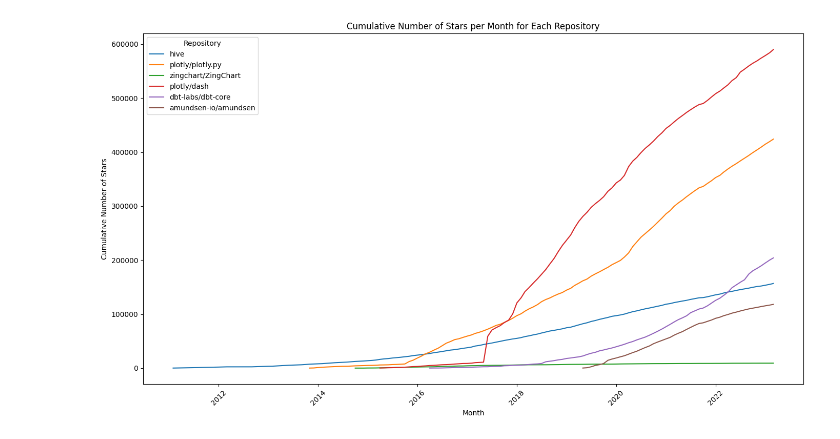
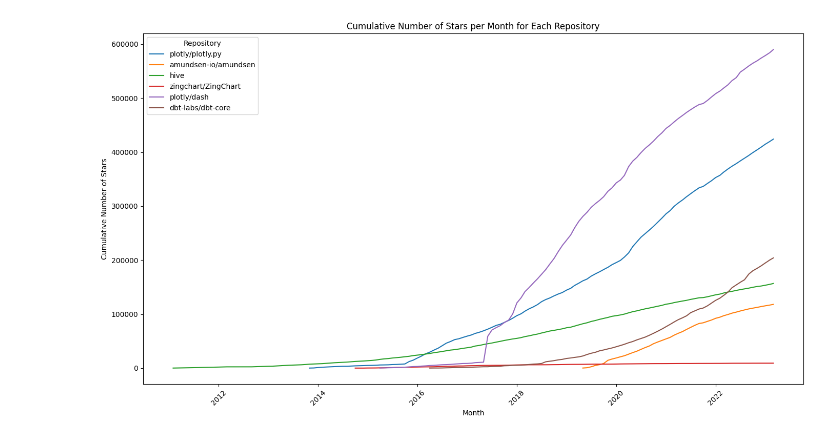
Before and after one commit to fantasticious01/github-stars-pipeline, a Jupyter notebook: notebooks/gharchive.ipynb, the cells around one changed output. Cells and saved outputs as stored; diff of their text form; code cells hidden in the pictures.

```diff
--- a/notebooks/gharchive.ipynb
+++ b/notebooks/gharchive.ipynb
@@ -18,30 +17,29 @@ df_monthly_stars.to_csv("monthly_stars.csv")
 # %%
-# Load the CSV file
-file_path = '../notebooks/monthly_stars.csv'
-data = pd.read_csv(file_path)
+
+data = df_monthly_stars
 
 # Convert date_month to datetime format
 data['date_month'] = pd.to_datetime(data['date_month'])
 
 # Sort data by repo_id and date_month
 data = data.sort_values(by=['repo_id', 'date_month'])
 
 # Calculate the cumulative sum of stars for each repository
 data['cumulative_stars'] = data.groupby('repo_id')['year_count'].cumsum()
 
 # Plot the cumulative number of stars per month for each repository without markers
 plt.figure(figsize=(14, 8))
 sns.lineplot(data=data, x='date_month', y='cumulative_stars', hue='repo_name')
 
 # Set plot labels and title
 plt.xlabel('Month')
 plt.ylabel('Cumulative Number of Stars')
 plt.title('Cumulative Number of Stars per Month for Each Repository')
 plt.legend(title='Repository')
 plt.xticks(rotation=45)
 plt.tight_layout()
 
 # Show plot
 plt.show()
 # %% [output]
-[figure, old version]
+[figure, new version]
```
Also changed, not shown: parts of 1 cell of this notebook, 3 other files.
